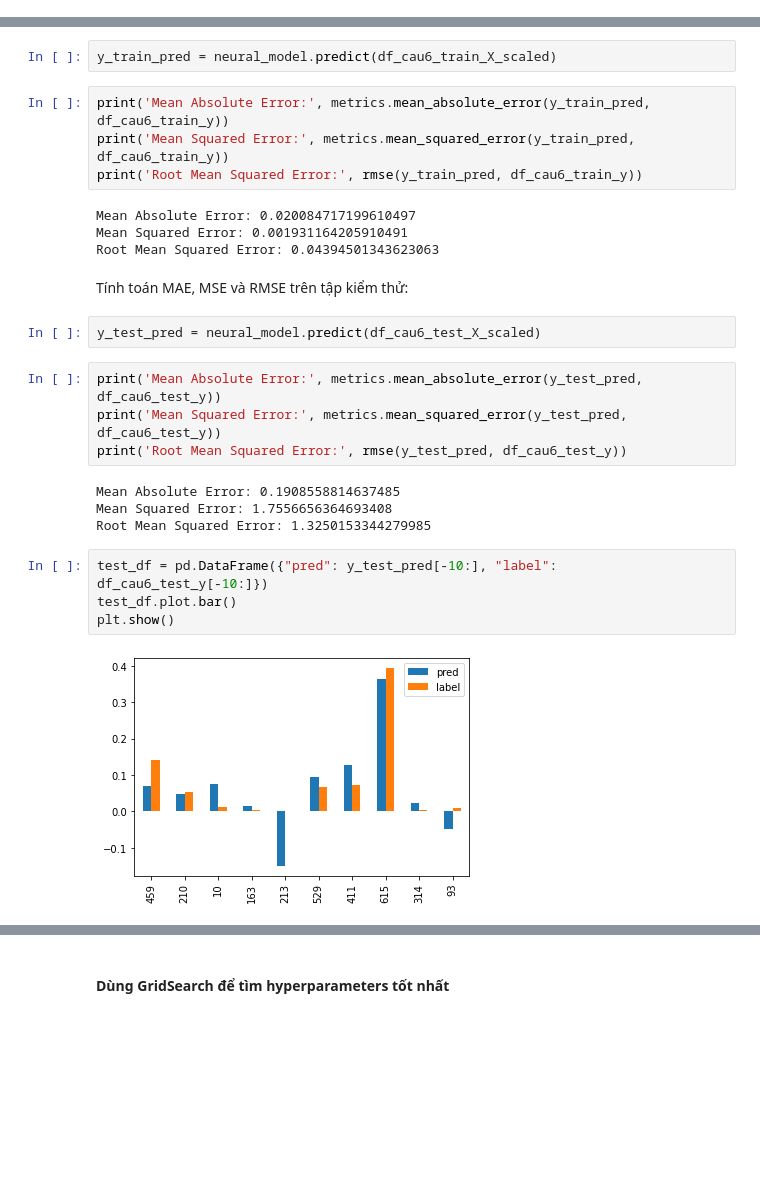
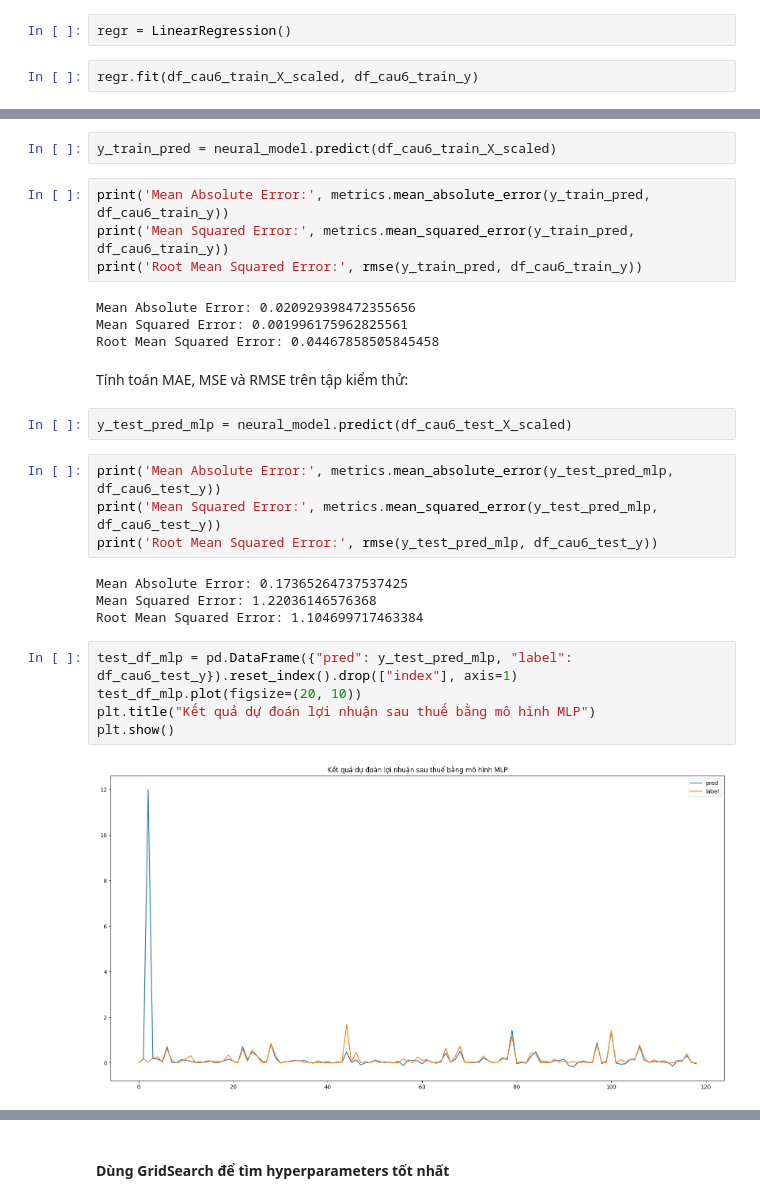
Before and after one commit to trhgquan/MTH063, a Jupyter notebook: final/vn-bank.ipynb, the cells around one changed output, grey strips where cells are left out. Drawn from its saved outputs; the diff is of its cells as text; blank space fills up the shorter version.

```diff
--- a/final/vn-bank.ipynb
+++ b/final/vn-bank.ipynb
@@ -818,0 +831,4 @@ df_cau6_test_y.min(), df_cau6_test_y.max()
+# %%
+regr = LinearRegression()
+# %%
+regr.fit(df_cau6_train_X_scaled, df_cau6_train_y)
@@ -839,25 +920,26 @@ print('Mean Absolute Error:', metrics.mean_absolute_error(y_train_pred, df_cau6_
 print('Mean Squared Error:', metrics.mean_squared_error(y_train_pred, df_cau6_train_y))
 print('Root Mean Squared Error:', rmse(y_train_pred, df_cau6_train_y))
 # %% [output]
-Mean Absolute Error: 0.020084717199610497
-Mean Squared Error: 0.001931164205910491
-Root Mean Squared Error: 0.04394501343623063
+Mean Absolute Error: 0.020929398472355656
+Mean Squared Error: 0.001996175962825561
+Root Mean Squared Error: 0.04467858505845458
 # %% [markdown]
 Tính toán MAE, MSE và RMSE trên tập kiểm thử:
 # %%
-y_test_pred = neural_model.predict(df_cau6_test_X_scaled)
+y_test_pred_mlp = neural_model.predict(df_cau6_test_X_scaled)
 # %%
-print('Mean Absolute Error:', metrics.mean_absolute_error(y_test_pred, df_cau6_test_y))
-print('Mean Squared Error:', metrics.mean_squared_error(y_test_pred, df_cau6_test_y))
-print('Root Mean Squared Error:', rmse(y_test_pred, df_cau6_test_y))
+print('Mean Absolute Error:', metrics.mean_absolute_error(y_test_pred_mlp, df_cau6_test_y))
+print('Mean Squared Error:', metrics.mean_squared_error(y_test_pred_mlp, df_cau6_test_y))
+print('Root Mean Squared Error:', rmse(y_test_pred_mlp, df_cau6_test_y))
 # %% [output]
-Mean Absolute Error: 0.1908558814637485
-Mean Squared Error: 1.7556656364693408
-Root Mean Squared Error: 1.3250153344279985
+Mean Absolute Error: 0.17365264737537425
+Mean Squared Error: 1.22036146576368
+Root Mean Squared Error: 1.104699717463384
 # %%
-test_df = pd.DataFrame({"pred": y_test_pred[-10:], "label": df_cau6_test_y[-10:]})
-test_df.plot.bar()
+test_df_mlp = pd.DataFrame({"pred": y_test_pred_mlp, "label": df_cau6_test_y}).reset_index().drop(["index"], axis=1)
+test_df_mlp.plot(figsize=(20, 10))
+plt.title("Kết quả dự đoán lợi nhuận sau thuế bằng mô hình MLP")
 plt.show()
 # %% [output]
-[figure, old version]
+[figure, new version]
 # %%
```
Also changed, not shown: parts of 45 cells of this notebook.
